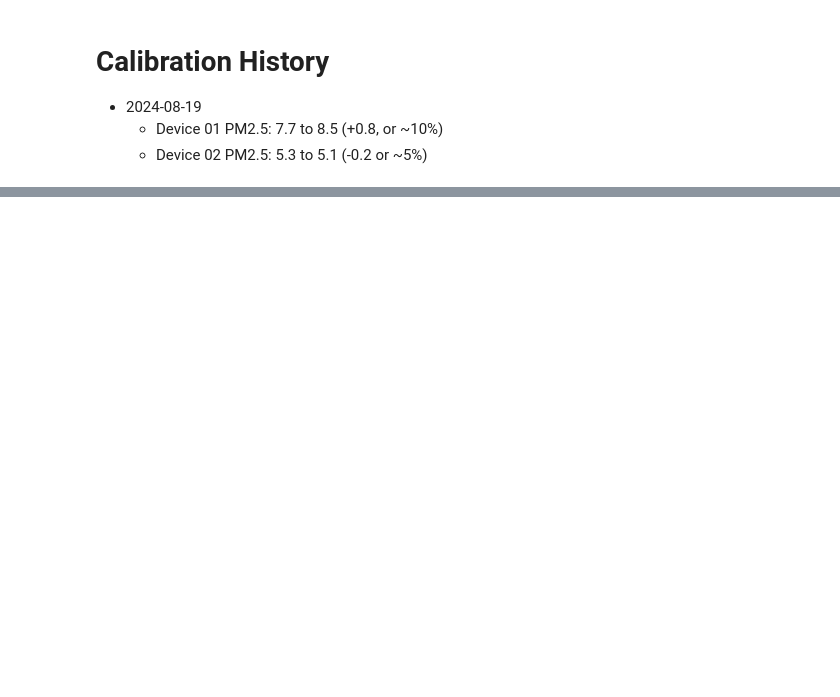
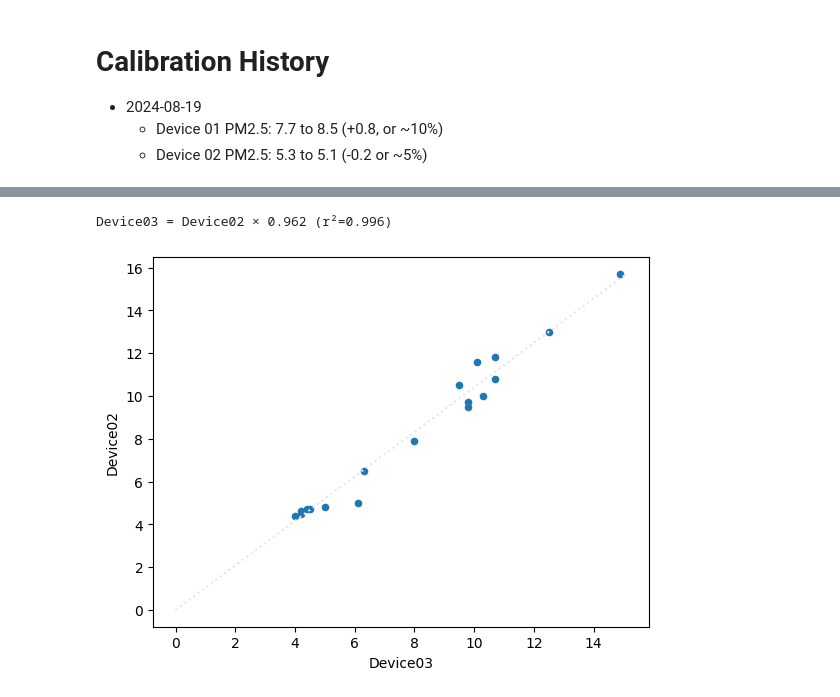
Before and after one commit to jackgene/trellis-aq, a Jupyter notebook: Sensor Calibration.ipynb, the cells around one changed output, grey strips where cells are left out. Drawn from its saved outputs; the diff is of its cells as text; code cells hidden in the pictures; blank space fills up the shorter version.

```diff
--- a/Sensor Calibration.ipynb
+++ b/Sensor Calibration.ipynb
@@ -33,0 +40,5 @@ calculate_adjustment(joined_df, "Device03", "Device02")
+# %%
+calculate_adjustment(pivoted_df, "Device03", "Device02")
+# %% [output]
+Device03 = Device02 × 0.962 (r²=0.996)
+[figure, added]
```
Also changed, not shown: parts of 4 cells of this notebook.
